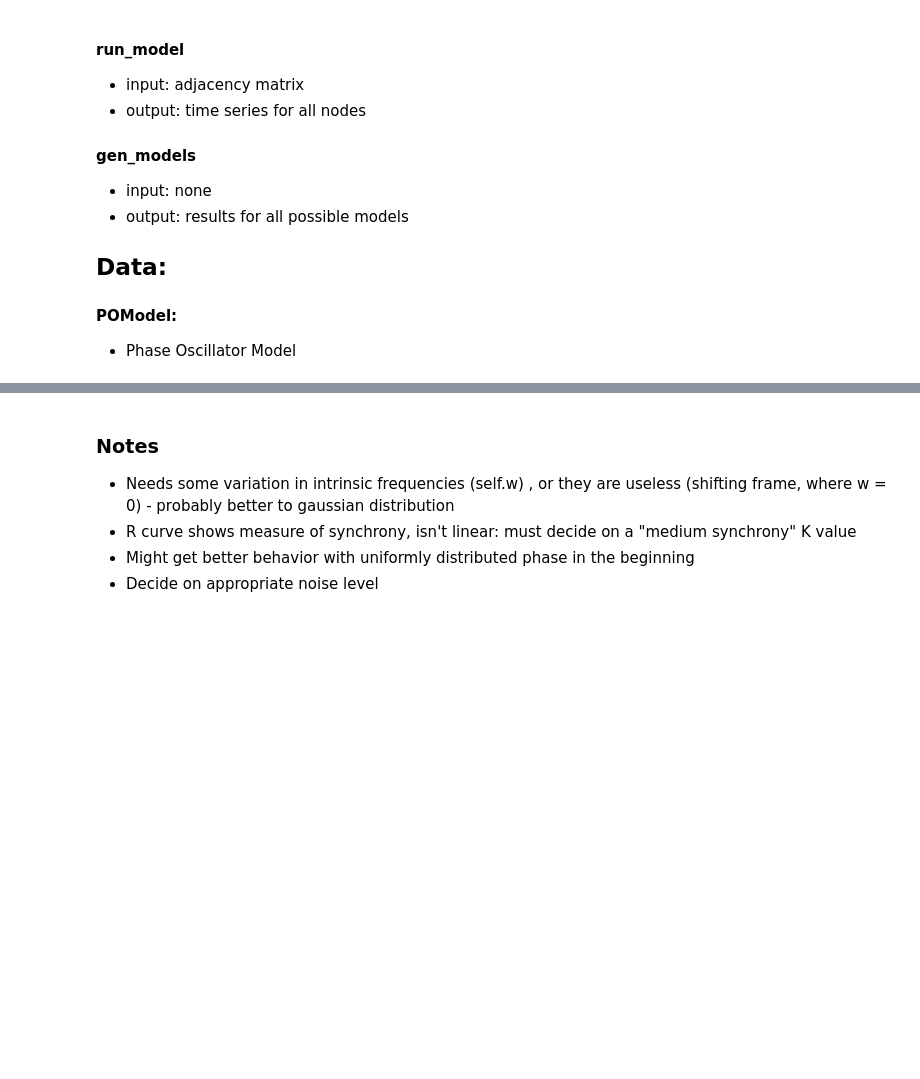
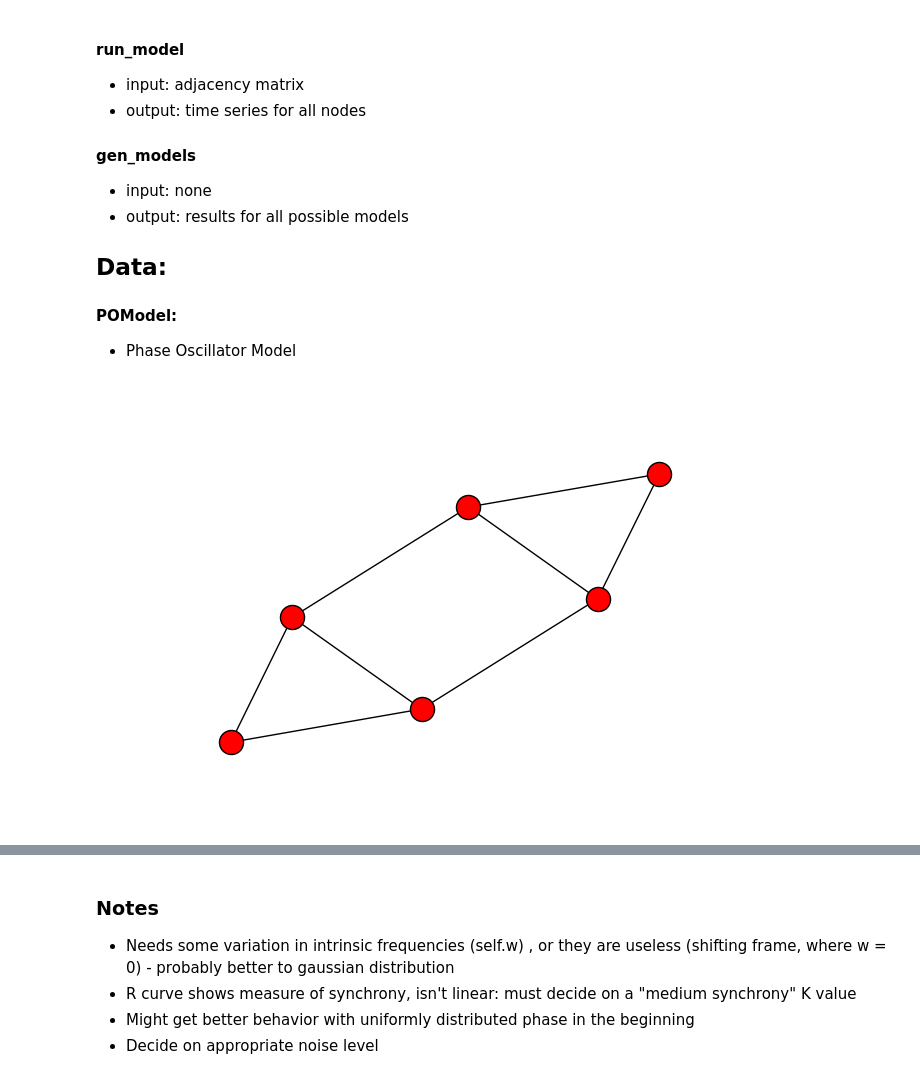
Before and after one commit to virati/KuramotoDBS, a Jupyter notebook: COSYNE Phase Oscillator.ipynb, the cells around one changed output, grey strips where cells are left out. Drawn from its saved outputs; the diff is of its cells as text; code cells hidden in the pictures; blank space fills up the shorter version.

```diff
--- a/COSYNE Phase Oscillator.ipynb
+++ b/COSYNE Phase Oscillator.ipynb
@@ -52,7 +54,13 @@ class POModel:
 # %%
 nodes = [1,2,3,4,5,6]
 G = nx.Graph()
 G.add_nodes_from(nodes)
-G.add_edges_from([(1,2),(2,3),(1,3),(3,4),(4,5),(4,6),(5,6)])
+G.add_edges_from([(1,2),(2,3),(1,3),(3,4),(4,5),(4,6),(5,6),(1,6)])
+
+#Quick plot of G
+nx.draw(G)
+
 A = nx.to_numpy_matrix(G)
+# %% [output]
+[figure, added]
 # %%
```
Also changed, not shown: parts of 4 cells of this notebook.
